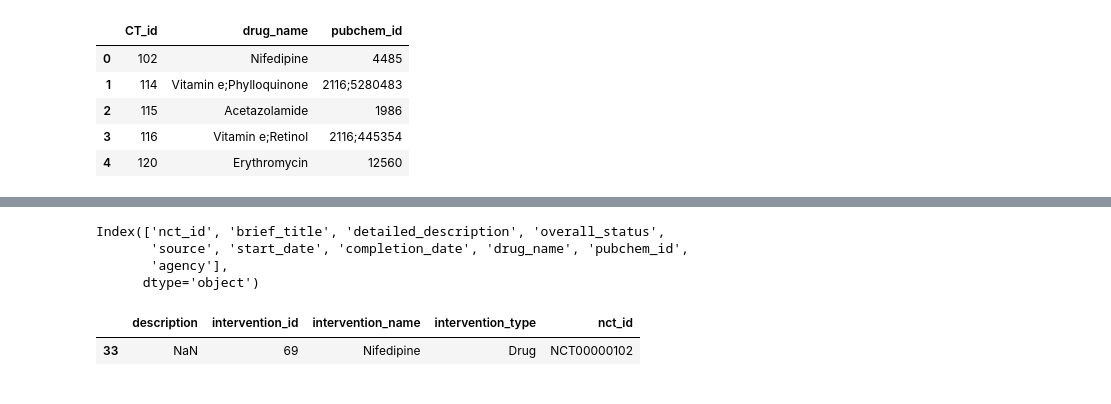
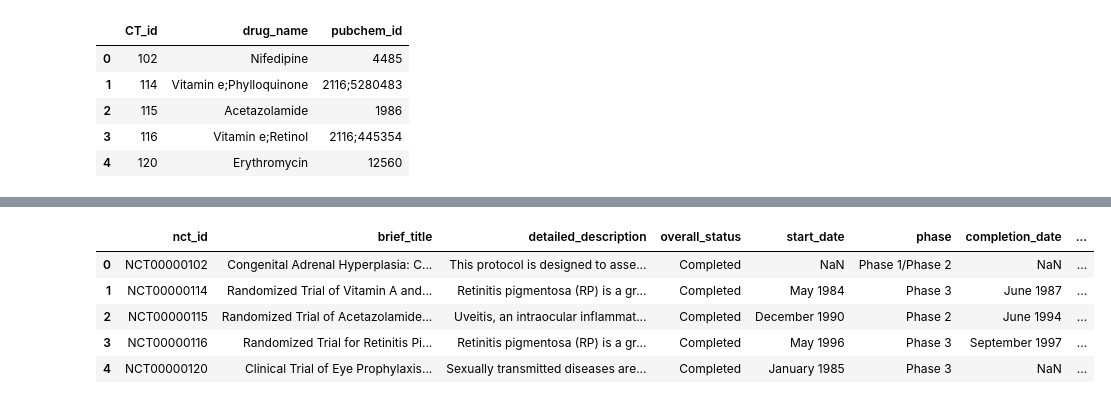
Before and after one commit to lpenguin/python-notebooks, a Jupyter notebook: clinical_trials/clinical_trials.ipynb, the cells around one changed output, grey strips where cells are left out. Drawn from its saved outputs; the diff is of its cells as text; code cells hidden in the pictures.

Commit message:
clinical trials

```diff
--- a/clinical_trials/clinical_trials.ipynb
+++ b/clinical_trials/clinical_trials.ipynb
@@ -72,6 +72,8 @@ clinical_studies.head()
 | 3 | NaN | NaN | NaN | Recently a non-toxic system for w... | 41.8 Degree Centigrade Whole Body... | NaN | ... |
 | 4 | NaN | NaN | NaN | Adults with cyanotic congenital h... | Body Water Content in Cyanotic Co... | NaN | ... |
 5 rows × 45 columns
+# %%
+clinical_studies['nct_id'] = clinical_studies['nct_id'].str.strip('\n')
 # %%
 interventions = pd.read_csv('../data/clinicaltrials/intermediate/clinicaltrials/interventions.csv')
 interventions.head()
@@ -169,36 +142,35 @@ ct_sponsors.head()
 # %%
 (
     clinical_studies
     .merge(clinical_trials_ids)
     .merge(
-        ct_drugs, how='left', left_on='id', right_on='CT_id'
+        ct_drugs, how='inner', left_on='id', right_on='CT_id'
     )
     .merge(ct_sponsors, on='nct_id')
 
     [['nct_id',
       'brief_title',
       'detailed_description',
       'overall_status',
 #       'source',
       'start_date',
+#       'is_fda_regulated',
+      'phase',
       'completion_date',
       'drug_name',
       'pubchem_id',
       'agency'
      ]]
-    .to_csv('../data/clinicaltrials/intermediate/clinicaltrials.agg.csv', index=False)
-#     .columns
-#     .query('drug_id == 4485')
 #     .head()
+    .to_csv('../data/clinicaltrials/clinicaltrials-phase-no-na-drugs.agg.csv', index=False)
+#     .query('nct_id == "NCT00000125"')
+#     .drug_name
 #     .shape
 )
 # %% [output]
-Index(['nct_id', 'brief_title', 'detailed_description', 'overall_status',
-       'source', 'start_date', 'completion_date', 'drug_name', 'pubchem_id',
-       'agency'],
-      dtype='object')
+|  | nct_id | brief_title | detailed_description | overall_status | start_date | phase | completion_date | ... |
+| 0 | NCT00000102 | Congenital Adrenal Hyperplasia: C... | This protocol is designed to asse... | Completed | NaN | Phase 1/Phase 2 | NaN | ... |
+| 1 | NCT00000114 | Randomized Trial of Vitamin A and... | Retinitis pigmentosa (RP) is a gr... | Completed | May 1984 | Phase 3 | June 1987 | ... |
+| 2 | NCT00000115 | Randomized Trial of Acetazolamide... | Uveitis, an intraocular inflammat... | Completed | December 1990 | Phase 2 | June 1994 | ... |
+| 3 | NCT00000116 | Randomized Trial for Retinitis Pi... | Retinitis pigmentosa (RP) is a gr... | Completed | May 1996 | Phase 3 | September 1997 | ... |
+| 4 | NCT00000120 | Clinical Trial of Eye Prophylaxis... | Sexually transmitted diseases are... | Completed | January 1985 | Phase 3 | NaN | ... |
-# %%
-interventions.query('nct_id == "NCT00000102"')
-# %% [output]
-|  | description | intervention_id | intervention_name | intervention_type | nct_id |
-| 33 | NaN | 69 | Nifedipine | Drug | NCT00000102 |
```
Also changed, not shown: parts of 5 cells of this notebook.
